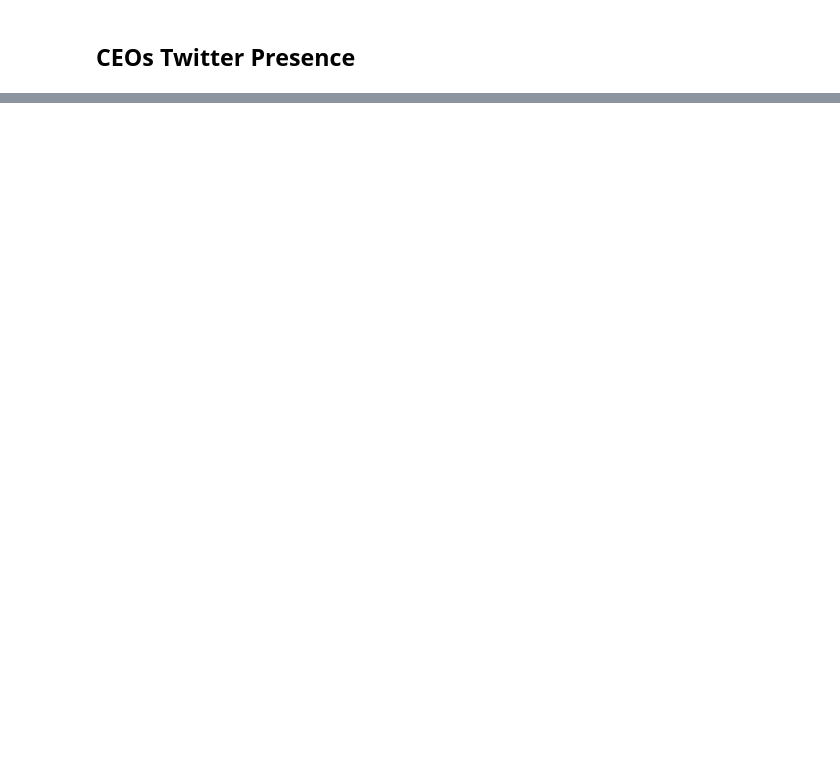
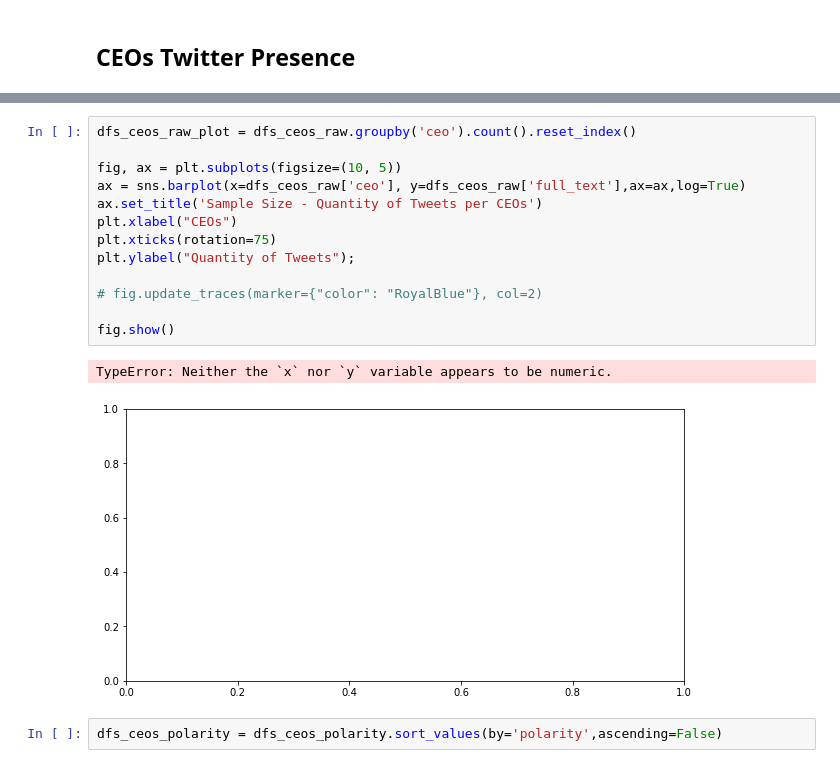
Before and after one commit to NB-01/twitter, a Jupyter notebook: CEOs_twitter_presence.ipynb, the cells around one changed output, grey strips where cells are left out. Drawn from its saved outputs; the diff is of its cells as text; blank space fills up the shorter version.

```diff
--- a/CEOs_twitter_presence.ipynb
+++ b/CEOs_twitter_presence.ipynb
@@ -48,0 +109,18 @@ timcook = ceo_df('timcook')
+# %%
+dfs_ceos_raw_plot = dfs_ceos_raw.groupby('ceo').count().reset_index()
+
+fig, ax = plt.subplots(figsize=(10, 5))
+ax = sns.barplot(x=dfs_ceos_raw['ceo'], y=dfs_ceos_raw['full_text'],ax=ax,log=True)
+ax.set_title('Sample Size - Quantity of Tweets per CEOs')
+plt.xlabel("CEOs")
+plt.xticks(rotation=75)
+plt.ylabel("Quantity of Tweets");
+
+# fig.update_traces(marker={"color": "RoyalBlue"}, col=2)
+
+fig.show()
+# %% [output]
+TypeError: Neither the `x` nor `y` variable appears to be numeric.
+[figure, added]
+# %%
+dfs_ceos_polarity = dfs_ceos_polarity.sort_values(by='polarity',ascending=False)
```
Also changed, not shown: parts of 6 cells of this notebook.
